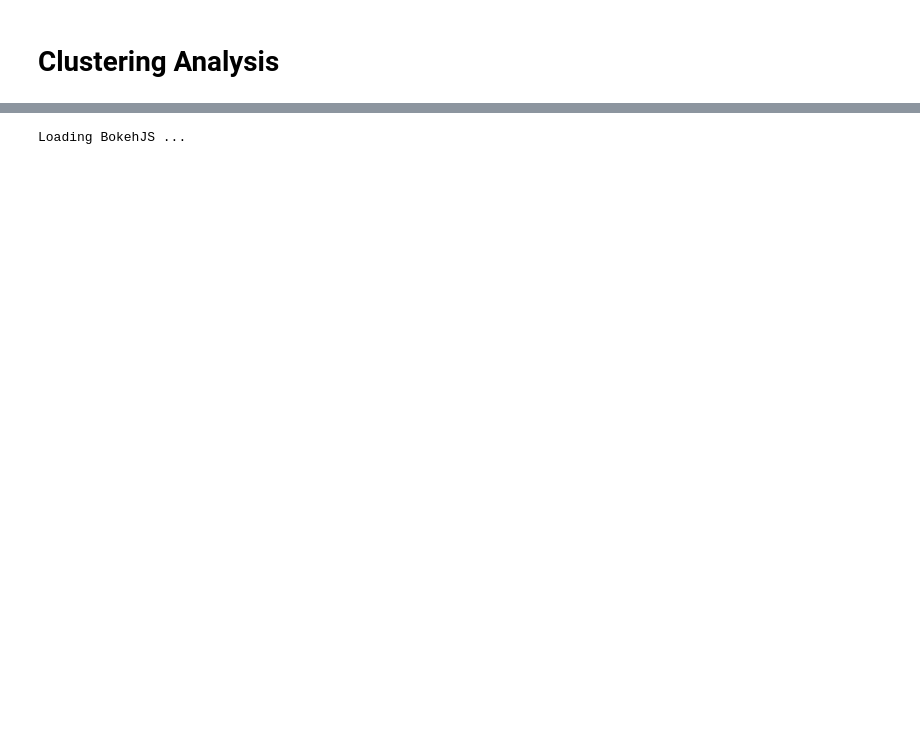
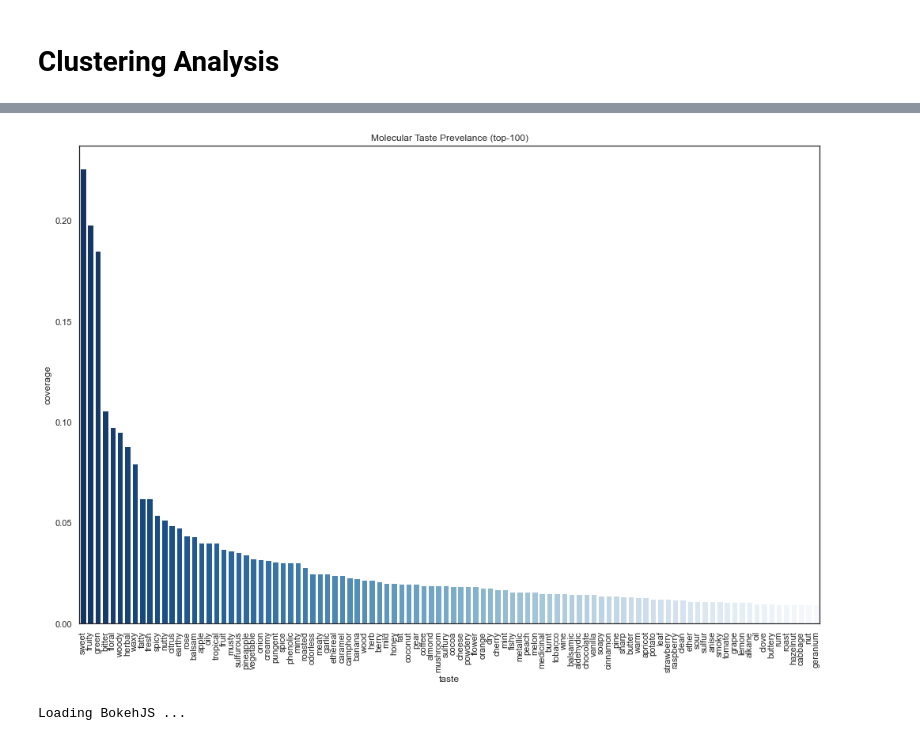
Before and after one commit to jhwaffles/cse6242-team58-project, a Jupyter notebook: embeddings.ipynb, the cells around one changed output, grey strips where cells are left out. Saved outputs shown, nothing was run; the diff lists cells and outputs as text; code cells hidden in the pictures; blank space fills up the shorter version.

```diff
--- a/embeddings.ipynb
+++ b/embeddings.ipynb
@@ -206,3 +254,29 @@ cluster_groups['swatch'] = ['&#9608;'] * len(cluster_groups)
+# %%
+def taste_distribution(df):
+    mol_flavors = defaultdict(int)
+    for flavor_profile in df.flavor_profile:
+        if type(flavor_profile) is str:
+            flavors = flavor_profile.split('@')
+            for flavor in flavors:
+                mol_flavors[flavor] +=1
+
+    total_mols = len(df)
+    for k,v in mol_flavors.items():
+        mol_flavors[k] = v/total_mols
+
+    return pd.DataFrame(
+        sorted(mol_flavors.items(), key=lambda e: e[1], reverse=True),
+        columns=['taste', 'coverage']
+    )
+
+taste_dist = taste_distribution(mol_df)
+# %%
+sns.barplot(x="taste", y="coverage", data=taste_dist[0:100], palette="Blues_r")
+plt.xticks(rotation=90)
+plt.title(f"Molecular Taste Prevelance (top-100)")
+plt.tight_layout()
+# %% [output]
+[figure, added]
 # %%
 from bokeh.application import Application
 from bokeh.application.handlers import FunctionHandler
```
Also changed, not shown: parts of 55 cells of this notebook.
